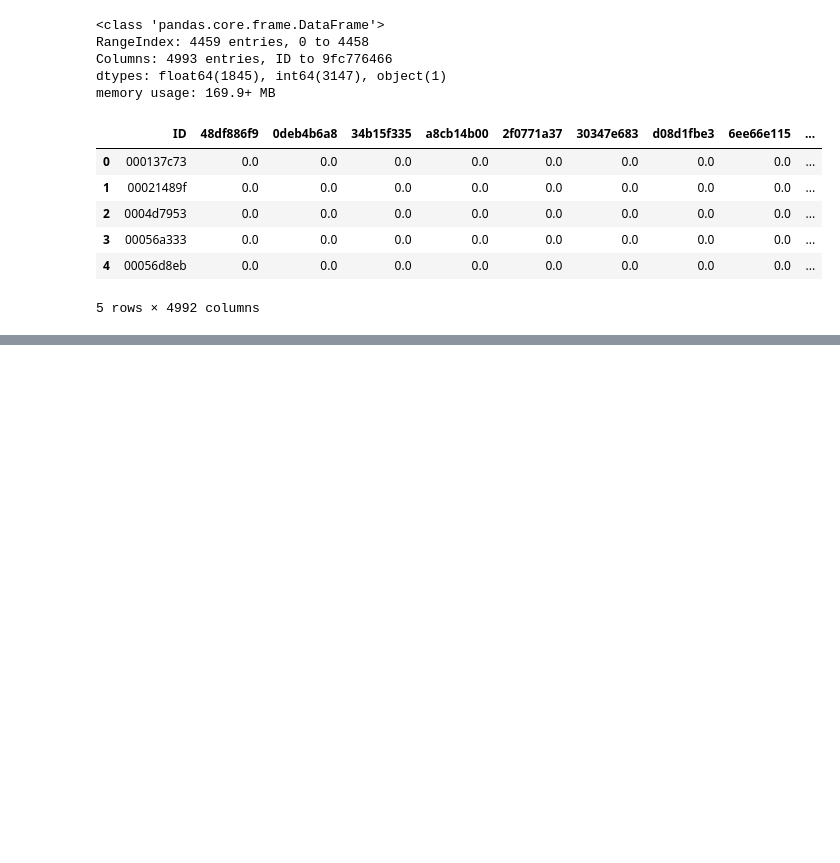
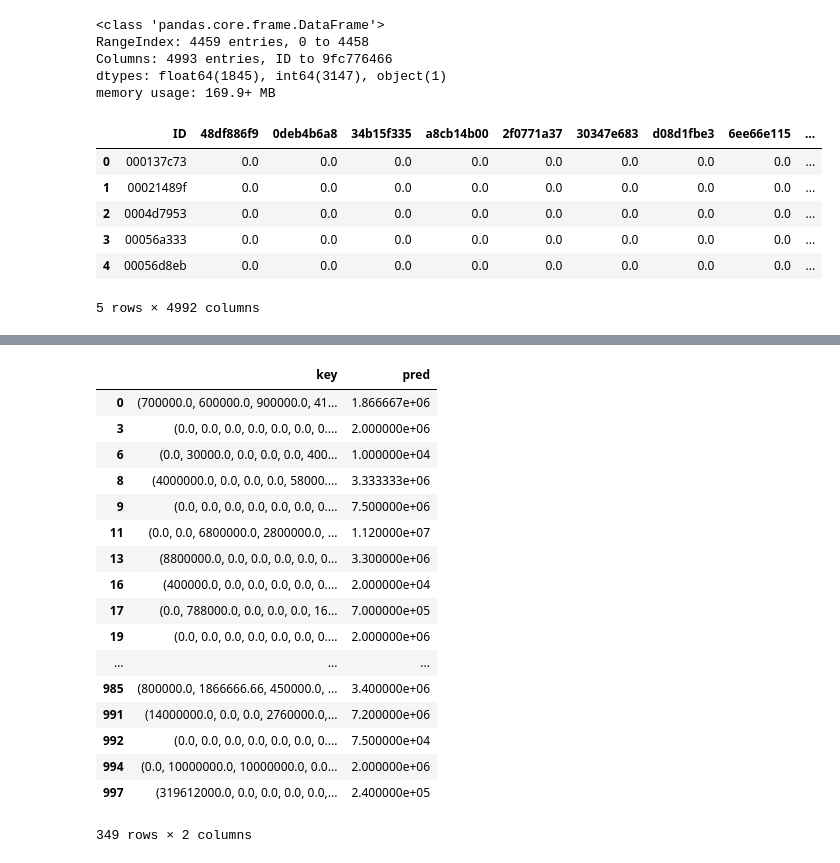
Before and after one commit to xys234/MLDS, a Jupyter notebook: santender_value_prediction/notebooks/2018_07_20_Scratch_Lag_Features.ipynb, the cells around one changed output, grey strips where cells are left out. Cells and saved outputs as stored; diff of their text form; code cells hidden in the pictures; blank space fills up the shorter version.

```diff
--- a/santender_value_prediction/notebooks/2018_07_20_Scratch_Lag_Features.ipynb
+++ b/santender_value_prediction/notebooks/2018_07_20_Scratch_Lag_Features.ipynb
@@ -181,0 +196,22 @@ array([1.e-02, 1.e-01, 1.e+00, 1.e+01, 1.e+02])
+# %%
+d2 = d2[d2.pred != 0]
+d2
+# %% [output]
+|  | key | pred |
+| 0 | (700000.0, 600000.0, 900000.0, 41... | 1.866667e+06 |
+| 3 | (0.0, 0.0, 0.0, 0.0, 0.0, 0.0, 0.... | 2.000000e+06 |
+| 6 | (0.0, 30000.0, 0.0, 0.0, 0.0, 400... | 1.000000e+04 |
+| 8 | (4000000.0, 0.0, 0.0, 0.0, 58000.... | 3.333333e+06 |
+| 9 | (0.0, 0.0, 0.0, 0.0, 0.0, 0.0, 0.... | 7.500000e+06 |
+| 11 | (0.0, 0.0, 6800000.0, 2800000.0, ... | 1.120000e+07 |
+| 13 | (8800000.0, 0.0, 0.0, 0.0, 0.0, 0... | 3.300000e+06 |
+| 16 | (400000.0, 0.0, 0.0, 0.0, 0.0, 0.... | 2.000000e+04 |
+| 17 | (0.0, 788000.0, 0.0, 0.0, 0.0, 16... | 7.000000e+05 |
+| 19 | (0.0, 0.0, 0.0, 0.0, 0.0, 0.0, 0.... | 2.000000e+06 |
+| ... | ... | ... |
+| 985 | (800000.0, 1866666.66, 450000.0, ... | 3.400000e+06 |
+| 991 | (14000000.0, 0.0, 0.0, 2760000.0,... | 7.200000e+06 |
+| 992 | (0.0, 0.0, 0.0, 0.0, 0.0, 0.0, 0.... | 7.500000e+04 |
+| 994 | (0.0, 10000000.0, 10000000.0, 0.0... | 2.000000e+06 |
+| 997 | (319612000.0, 0.0, 0.0, 0.0, 0.0,... | 2.400000e+05 |
+349 rows × 2 columns
```
Also changed, not shown: parts of 35 cells of this notebook, 3 other files.
